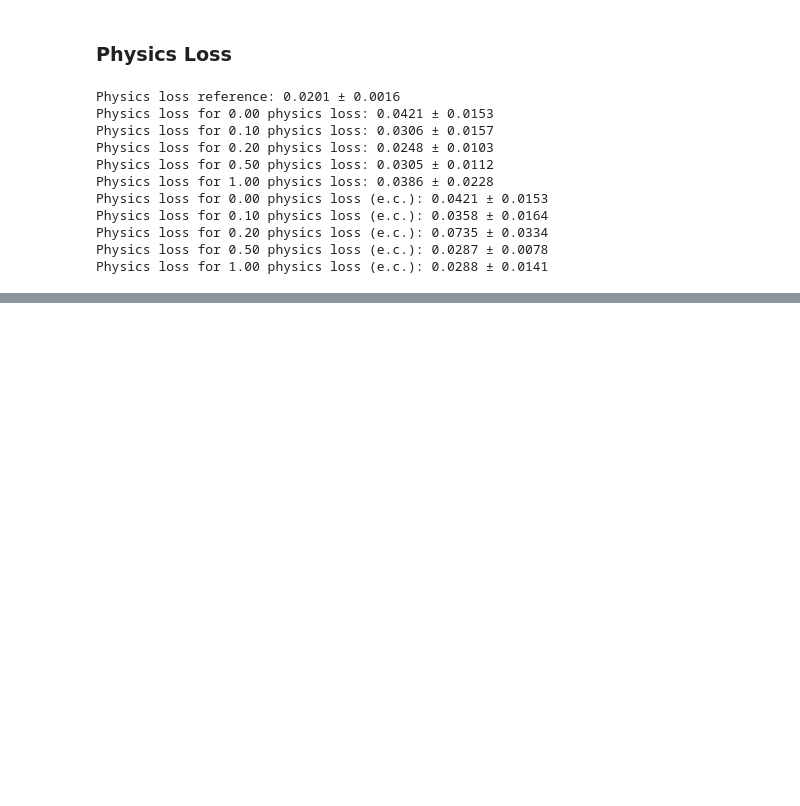
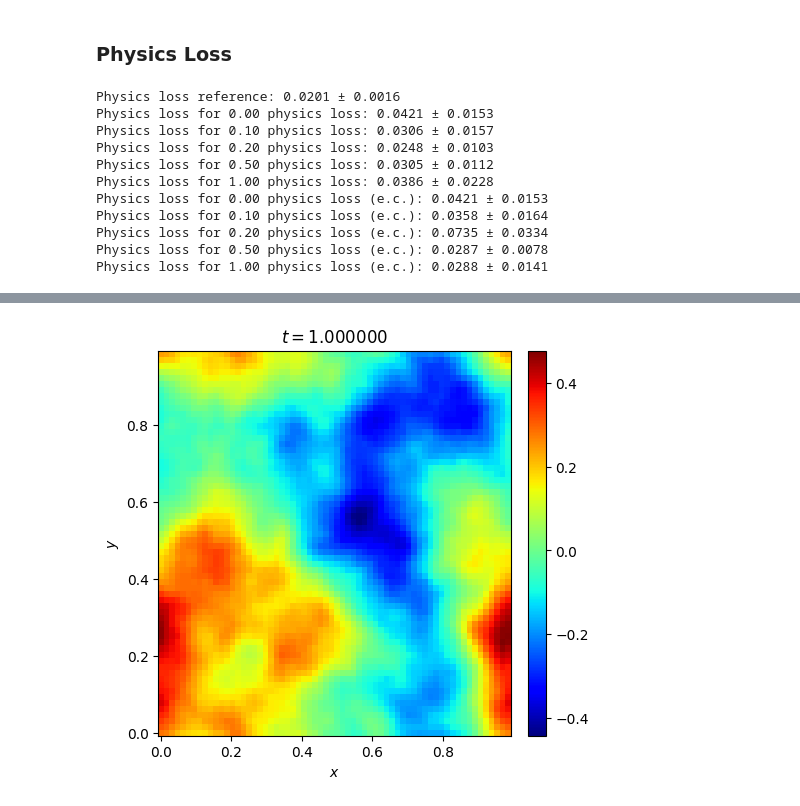
Before and after one commit to bookdiver/FluidDiff, a Jupyter notebook: models/ns_test.ipynb, the cells around one changed output, grey strips where cells are left out. Cells and saved outputs as stored; diff of their text form; code cells hidden in the pictures; blank space fills up the shorter version.

```diff
--- a/models/ns_test.ipynb
+++ b/models/ns_test.ipynb
@@ -617,0 +679,25 @@ Physics loss for 1.00 physics loss (e.c.): 0.0288 ± 0.0141
+# %%
+def make_animation(x):
+    x = x.squeeze()
+    fig, ax = plt.subplots(1, 1, figsize=(5, 5))
+    div = make_axes_locatable(ax)
+    cax = div.append_axes('right', '5%', '5%')
+
+    ax.set_ylabel('$y$')
+    ax.set_xlabel('$x$')
+    ax.title.set_animated(True)
+
+    def update(frame, x):
+        im = ax.pcolormesh(X, Y, x[frame, :, :], cmap='jet', animated=True)
+        ax.set_title(f'$t={frame+1:1f}$')
+        cax.cla()
+        fig.colorbar(im, cax=cax)
+        return im
+
+    ani = animation.FuncAnimation(fig, update, frames=20, fargs=(x,), blit=False)
+    return ani
+# %%
+ani = make_animation(x[0])
+ani.save('../assets/ns/ns_animation1.gif', writer='pillow', fps=2)
+# %% [output]
+[figure, added]
```
Also changed, not shown: parts of 15 cells of this notebook, 6 other files.
